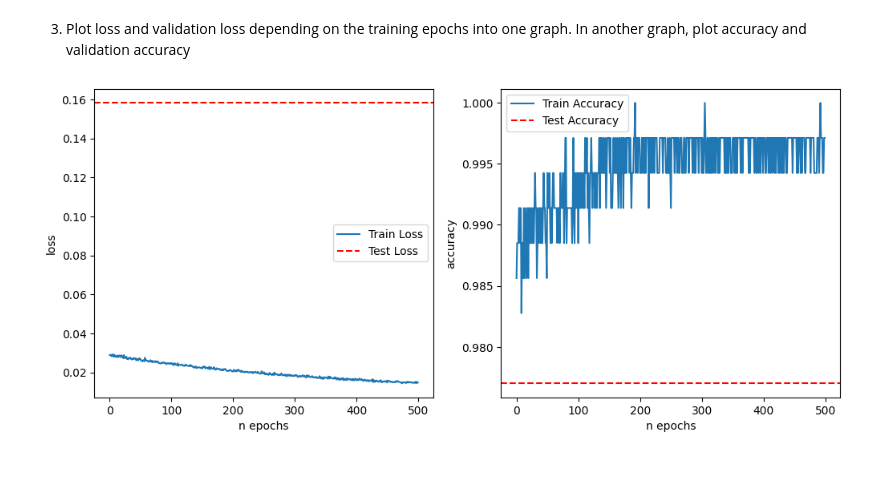
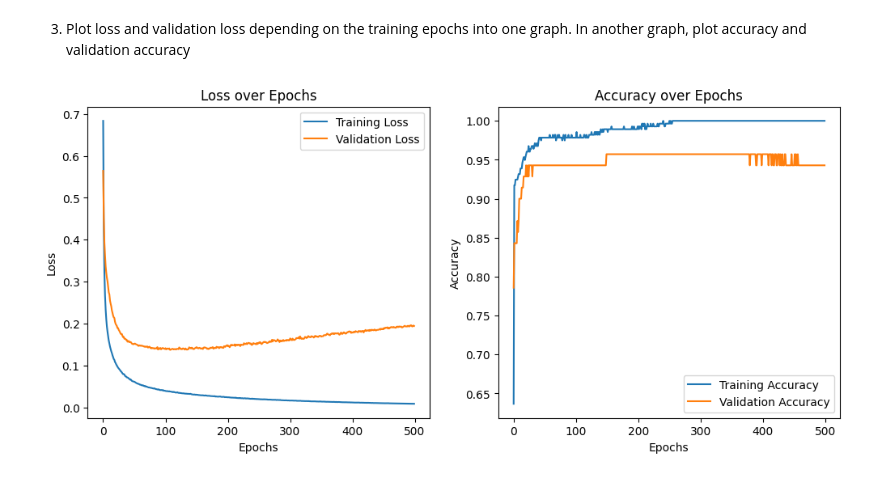
Before and after one commit to j-sikula/MPA-MLF, a Jupyter notebook: cv5_NN_Introduction/Lab_05_task.ipynb, the cells around one changed output. Saved outputs shown, nothing was run; the diff lists cells and outputs as text; code cells hidden in the pictures.

Commit message:
Added validiation accuracy and loss

```diff
--- a/cv5_NN_Introduction/Lab_05_task.ipynb
+++ b/cv5_NN_Introduction/Lab_05_task.ipynb
@@ -414,6 +416,6 @@ model.compile(loss='binary_crossentropy', optimizer=optimizer, metrics=['accurac
 4. Train the model. Specify the number of epochs and batch size. Now is the time to create a validation dataset. Set 20% of dataset to be a validation dataset
 # %%
 #cWRITE YOUR CODE HERE
-history = model.fit(x_to_train, y_to_train, epochs=500, batch_size=32, verbose=1)
+history = model.fit(x_to_train, y_to_train, epochs=500, batch_size=32, verbose=1, validation_split=0.2)
 # %% [output]
 Epoch 1/500
@@ -464,22 +466,29 @@ Test Loss: 0.1582
 # %%
 # WRITE YOUR CODE HERE
 
-# plot training loss and accuracy
+# plot training and validation loss and accuracy
 plt.figure(figsize=(12, 5))
+
+# Plot loss and validation loss into one graph
 plt.subplot(1, 2, 1)
-plt.plot(history.history['loss'], label='Train Loss')
-plt.axhline(y=loss, color='r', linestyle='--', label='Test Loss')
+plt.plot(history.history['loss'], label='Training Loss')
+plt.plot(history.history['val_loss'], label='Validation Loss') # Corrected
+plt.title('Loss over Epochs')
+plt.xlabel('Epochs')
+plt.ylabel('Loss')
 plt.legend()
-plt.xlabel('n epochs')
-plt.ylabel('loss')
+
+# Plot accuracy and validation accuracy into another graph
 plt.subplot(1, 2, 2)
-plt.plot(history.history['accuracy'], label='Train Accuracy')
-plt.axhline(y=accuracy, color='r', linestyle='--', label='Test Accuracy')
+plt.plot(history.history['accuracy'], label='Training Accuracy')
+plt.plot(history.history['val_accuracy'], label='Validation Accuracy') # Corrected
+plt.title('Accuracy over Epochs')
+plt.xlabel('Epochs')
+plt.ylabel('Accuracy')
 plt.legend()
-plt.xlabel('n epochs')
-plt.ylabel('accuracy')
+
 plt.show()
 # %% [output]
-[figure, old version]
+[figure, new version]
 # %%
 # plot accuracy and validation accuracy
```
Also changed, not shown: parts of 6 cells of this notebook.
